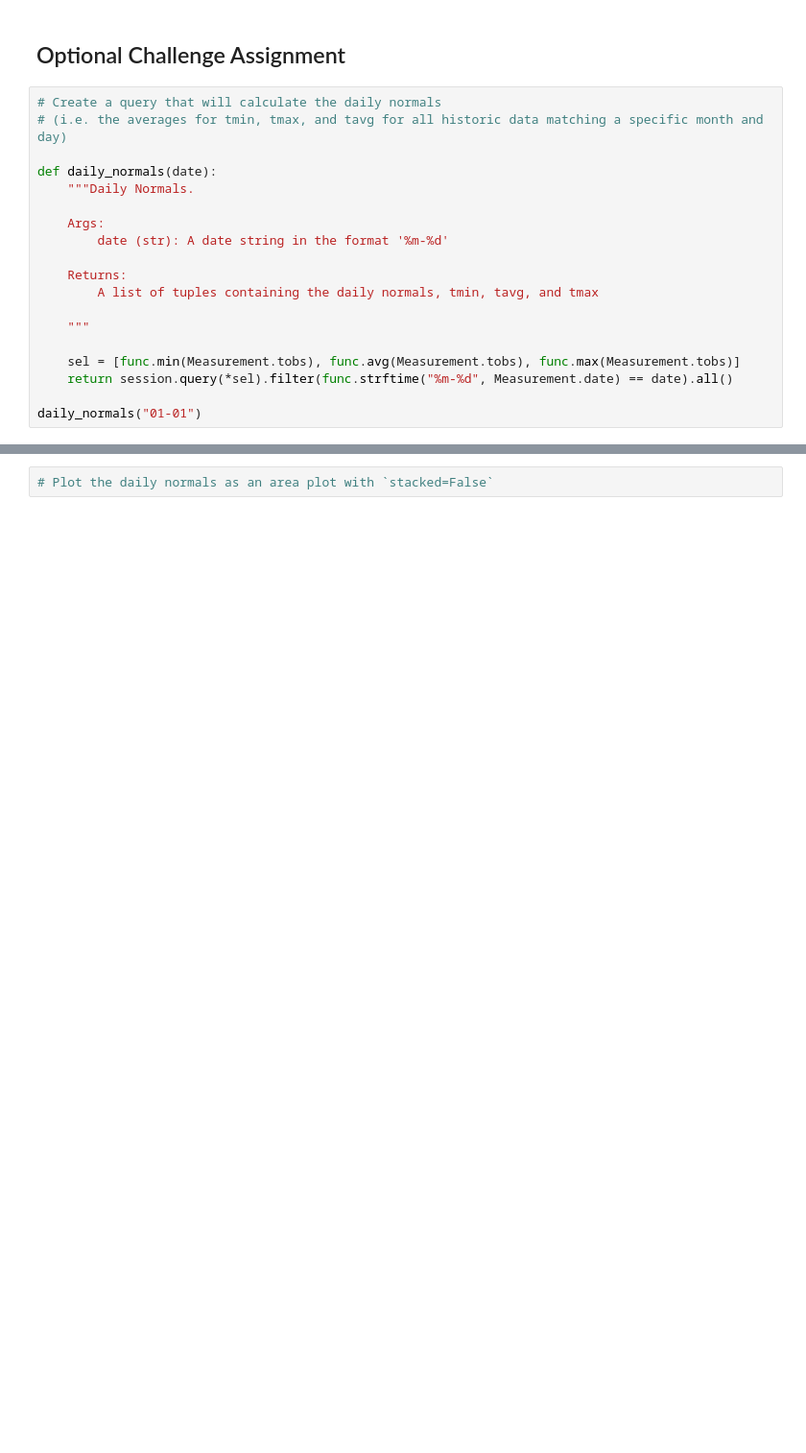
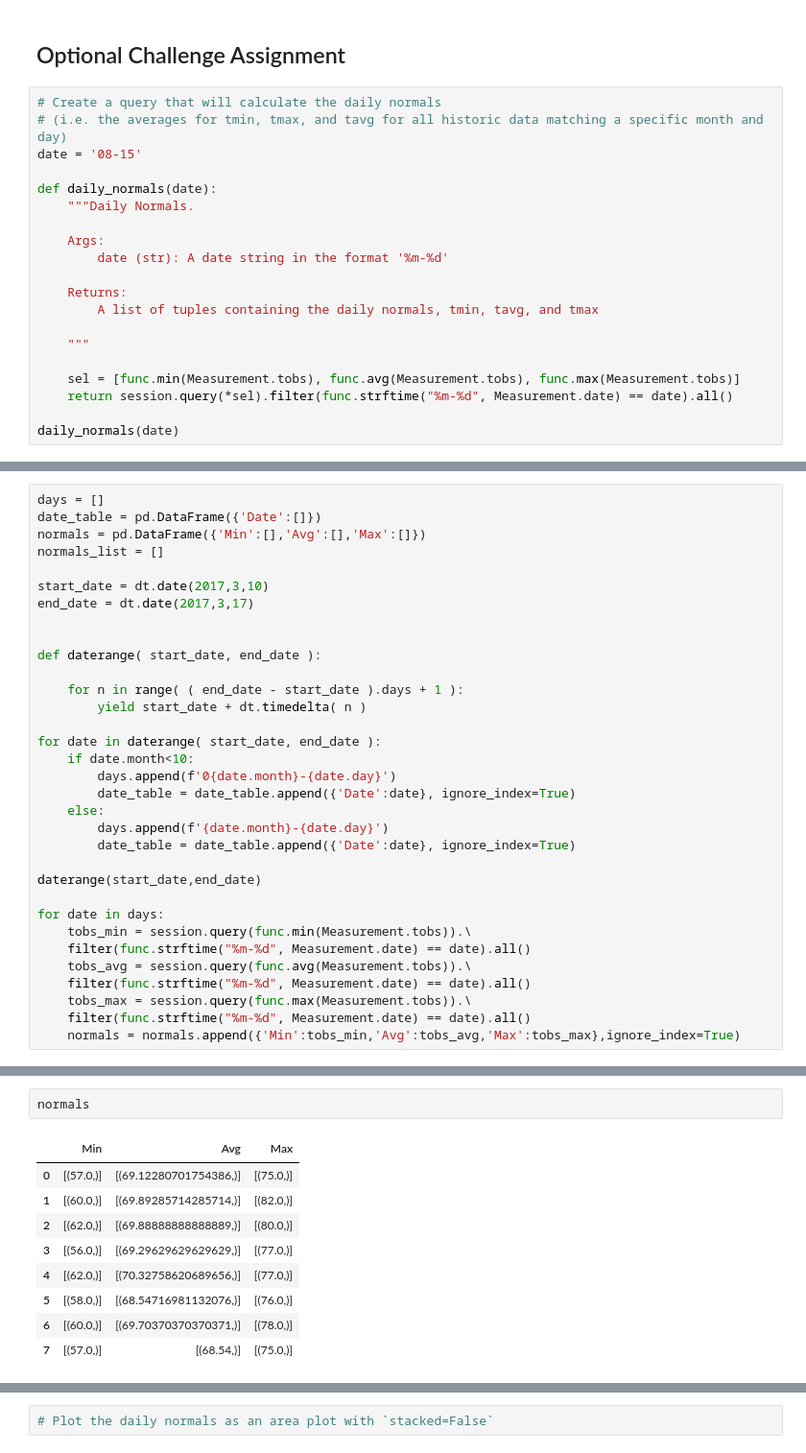
Before and after one commit to tmcbeth/SQL_Alchemy, a Jupyter notebook: climate_starter.ipynb, the cells around one changed output, grey strips where cells are left out. Shown at 96% size. Drawn from its saved outputs; the diff is of its cells as text; blank space fills up the shorter version.

```diff
--- a/climate_starter.ipynb
+++ b/climate_starter.ipynb
@@ -399,6 +475,7 @@ station_precip_trip2.head()
 # %%
 # Create a query that will calculate the daily normals
 # (i.e. the averages for tmin, tmax, and tavg for all historic data matching a specific month and day)
+date = '08-15'
 
 def daily_normals(date):
     """Daily Normals.
@@ -414,5 +491,5 @@ def daily_normals(date):
     sel = [func.min(Measurement.tobs), func.avg(Measurement.tobs), func.max(Measurement.tobs)]
     return session.query(*sel).filter(func.strftime("%m-%d", Measurement.date) == date).all()
 
-daily_normals("01-01")
+daily_normals(date)
 # %% [output]
@@ -438,0 +497,33 @@ daily_normals("01-01")
+# %%
+days = []
+date_table = pd.DataFrame({'Date':[]})
+normals = pd.DataFrame({'Min':[],'Avg':[],'Max':[]})
+normals_list = []
+
+start_date = dt.date(2017,3,10)
+end_date = dt.date(2017,3,17)
+
+
+def daterange( start_date, end_date ):
+
+    for n in range( ( end_date - start_date ).days + 1 ):
+        yield start_date + dt.timedelta( n )
+
+for date in daterange( start_date, end_date ):
+    if date.month<10:
+        days.append(f'0{date.month}-{date.day}')
+        date_table = date_table.append({'Date':date}, ignore_index=True)
+    else:
+        days.append(f'{date.month}-{date.day}')
+        date_table = date_table.append({'Date':date}, ignore_index=True)
+
+daterange(start_date,end_date)
+
+for date in days:
+    tobs_min = session.query(func.min(Measurement.tobs)).\
+    filter(func.strftime("%m-%d", Measurement.date) == date).all()
+    tobs_avg = session.query(func.avg(Measurement.tobs)).\
+    filter(func.strftime("%m-%d", Measurement.date) == date).all()
+    tobs_max = session.query(func.max(Measurement.tobs)).\
+    filter(func.strftime("%m-%d", Measurement.date) == date).all()
+    normals = normals.append({'Min':tobs_min,'Avg':tobs_avg,'Max':tobs_max},ignore_index=True)
@@ -438,0 +546,12 @@ daily_normals("01-01")
+# %%
+normals
+# %% [output]
+|  | Min | Avg | Max |
+| 0 | [(57.0,)] | [(69.12280701754386,)] | [(75.0,)] |
+| 1 | [(60.0,)] | [(69.89285714285714,)] | [(82.0,)] |
+| 2 | [(62.0,)] | [(69.88888888888889,)] | [(80.0,)] |
+| 3 | [(56.0,)] | [(69.29629629629629,)] | [(77.0,)] |
+| 4 | [(62.0,)] | [(70.32758620689656,)] | [(77.0,)] |
+| 5 | [(58.0,)] | [(68.54716981132076,)] | [(76.0,)] |
+| 6 | [(60.0,)] | [(69.70370370370371,)] | [(78.0,)] |
+| 7 | [(57.0,)] | [(68.54,)] | [(75.0,)] |
```
Also changed, not shown: parts of 19 cells of this notebook, 7 other files.
